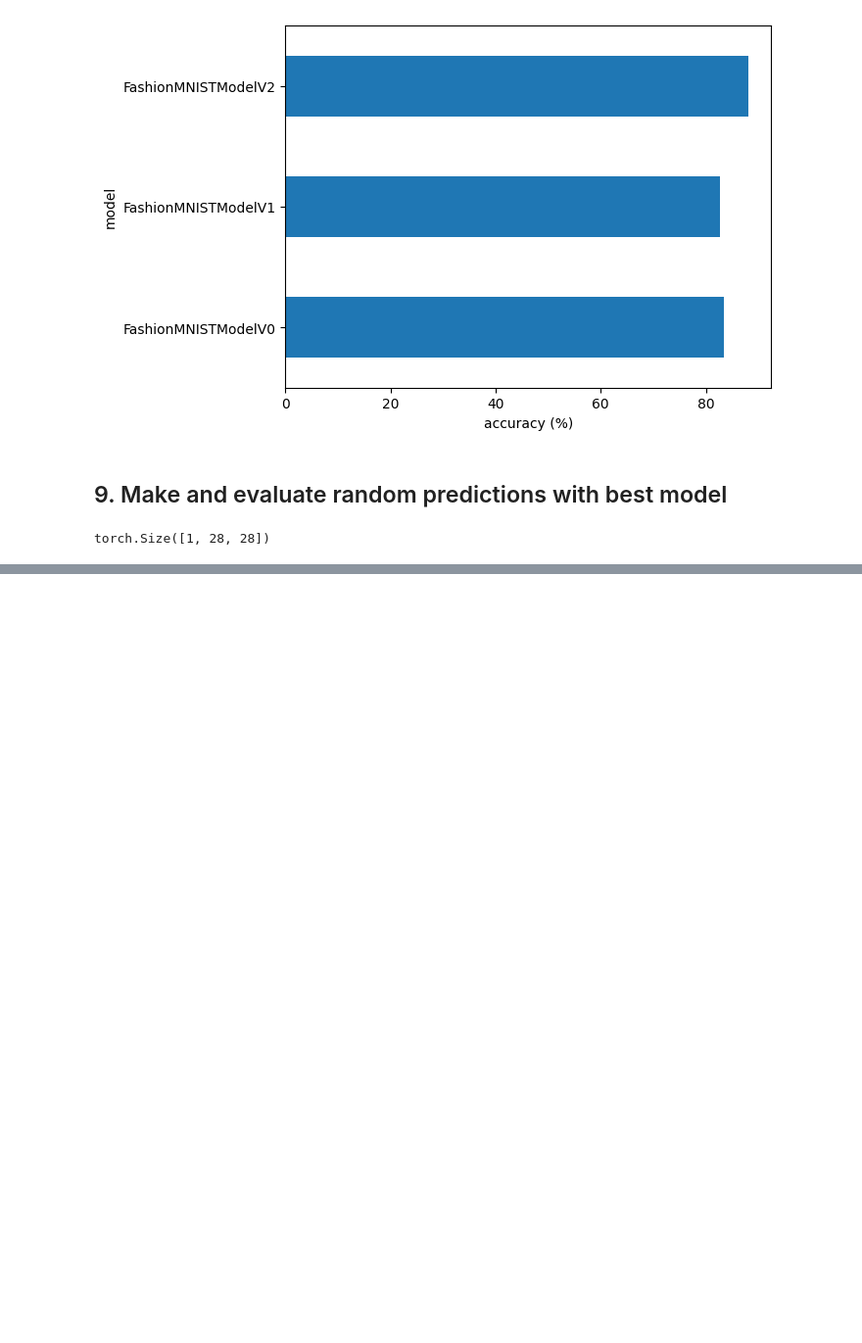
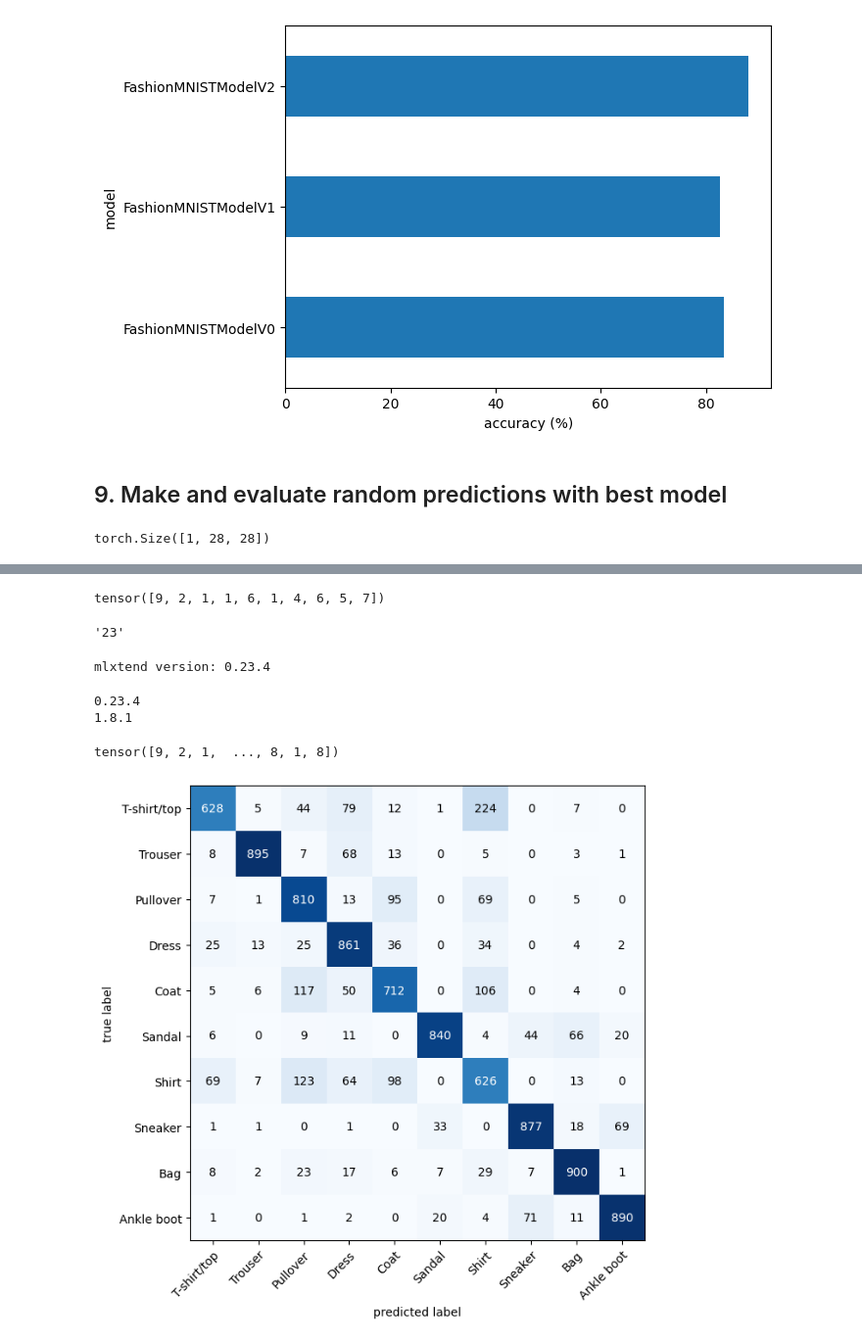
Before and after one commit to Musawer-Afzal/PyTorch-for-DL---Complete-Course, a Jupyter notebook: 03_pytorch_computer_vision.ipynb, the cells around one changed output, grey strips where cells are left out. Shown at 98% size. Cells and saved outputs as stored; diff of their text form; code cells hidden in the pictures; blank space fills up the shorter version.

Commit message:
Computer Vision with PyTorch Complete

```diff
--- a/03_pytorch_computer_vision.ipynb
+++ b/03_pytorch_computer_vision.ipynb
@@ -1085,0 +1100,69 @@ for i, sample in enumerate(test_samples):
+# %%
+# 1. Make predictions with trained model
+y_preds = []
+model_2.eval()
+with torch.inference_mode():
+  for X, y in tqdm(test_dataloader, desc = "Making Predictions..."):
+    # Send the data and targets to target device
+    X, y = X.to(device), y.to(device)
+
+    # Do the forward pass
+    y_logits = model_2(X)
+
+    # Turn predictions from logits -> prediction porbabilities -> prediction labels
+    y_pred = torch.softmax(y_logits.squeeze(), dim = 0).argmax(dim = 1)
+
+    # Put prediction on CPU for evaluation
+    y_preds.append(y_pred.cpu())
+
+# Concatenate list of predictions into a tensor
+# print(y_preds)
+y_pred_tensor = torch.cat(y_preds)
+y_pred_tensor[:10]
+# %% [output]
+tensor([9, 2, 1, 1, 6, 1, 4, 6, 5, 7])
+# %%
+import mlxtend
+mlxtend.__version__.split(".")[1]
+# %% [output]
+'23'
+# %%
+# See if required packages are installed and if not, install them...
+try:
+  import torchmetrics, mlxtend
+  print(f"mlxtend version: {mlxtend.__version__}")
+  assert int(mlxtend.__version__.split(".")[1]) >= 19, "mlxtend should be >= 0.19 or higher"
+except:
+  !pip install -q torchmetrics -U mlxtend
+  import torchmetrics, mlxtend
+  print(f"mlxtend version: {mlxtend.__version__}")
+# %% [output]
+mlxtend version: 0.23.4
+# %%
+import mlxtend
+print(mlxtend.__version__)
+print(torchmetrics.__version__)
+# %% [output]
+0.23.4
+1.8.1
+# %%
+y_pred_tensor
+# %% [output]
+tensor([9, 2, 1,  ..., 8, 1, 8])
+# %%
+from torchmetrics import ConfusionMatrix
+from mlxtend.plotting import plot_confusion_matrix
+
+# 2. Setup confusion instance and compare predictions to targets
+confmat = ConfusionMatrix(task = "multiclass", num_classes = len(class_names))
+confmat_tensor = confmat(preds = y_pred_tensor,
+                         target = test_data.targets)
+
+# 3. Plot the confusion matrix
+fig, ax = plot_confusion_matrix(
+    conf_mat = confmat_tensor.numpy(), # matplotlib likes working with numpy
+    class_names = class_names,
+    figsize = (10, 7)
+)
+# %% [output]
+[figure, added]
```
Also changed, not shown: parts of 17 cells of this notebook.
